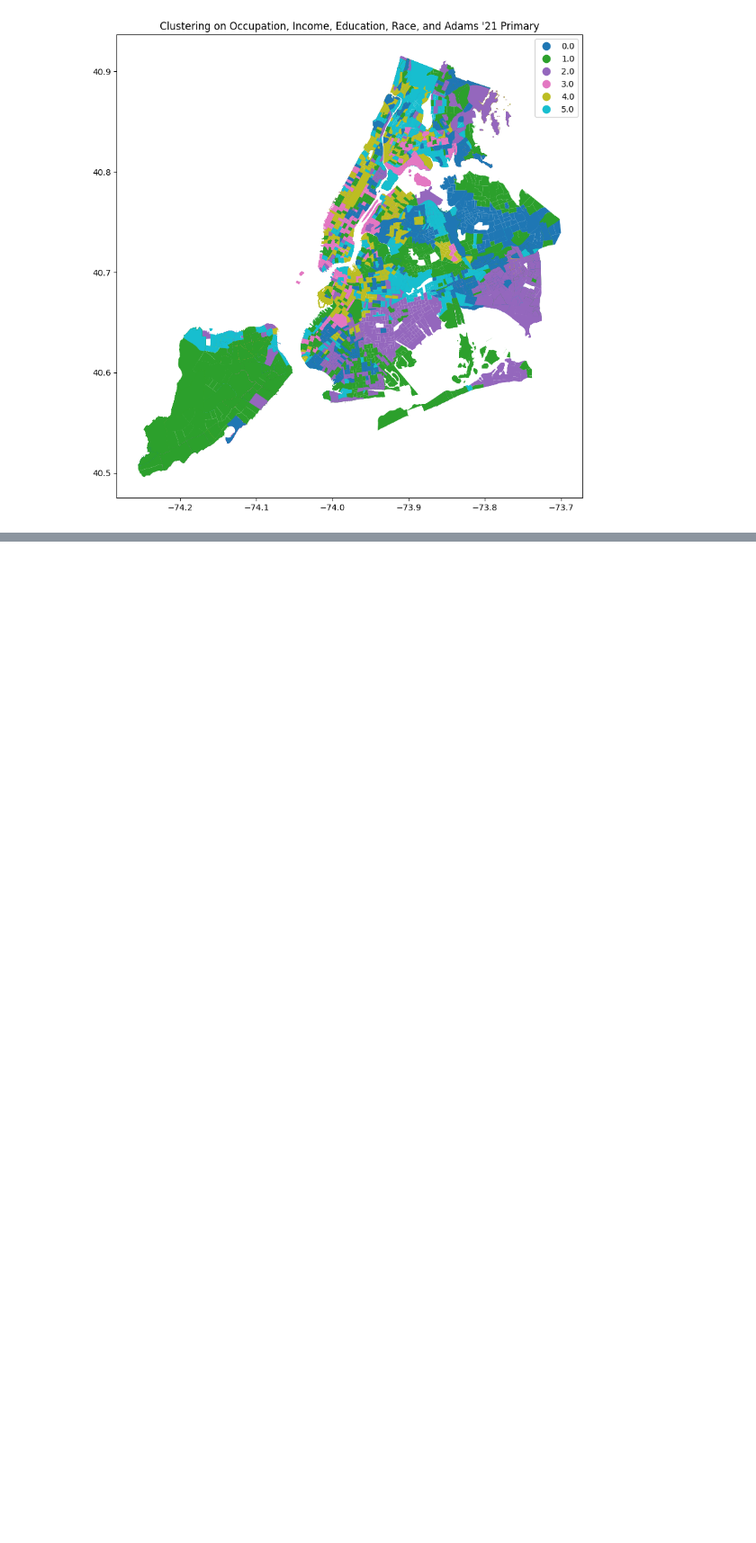
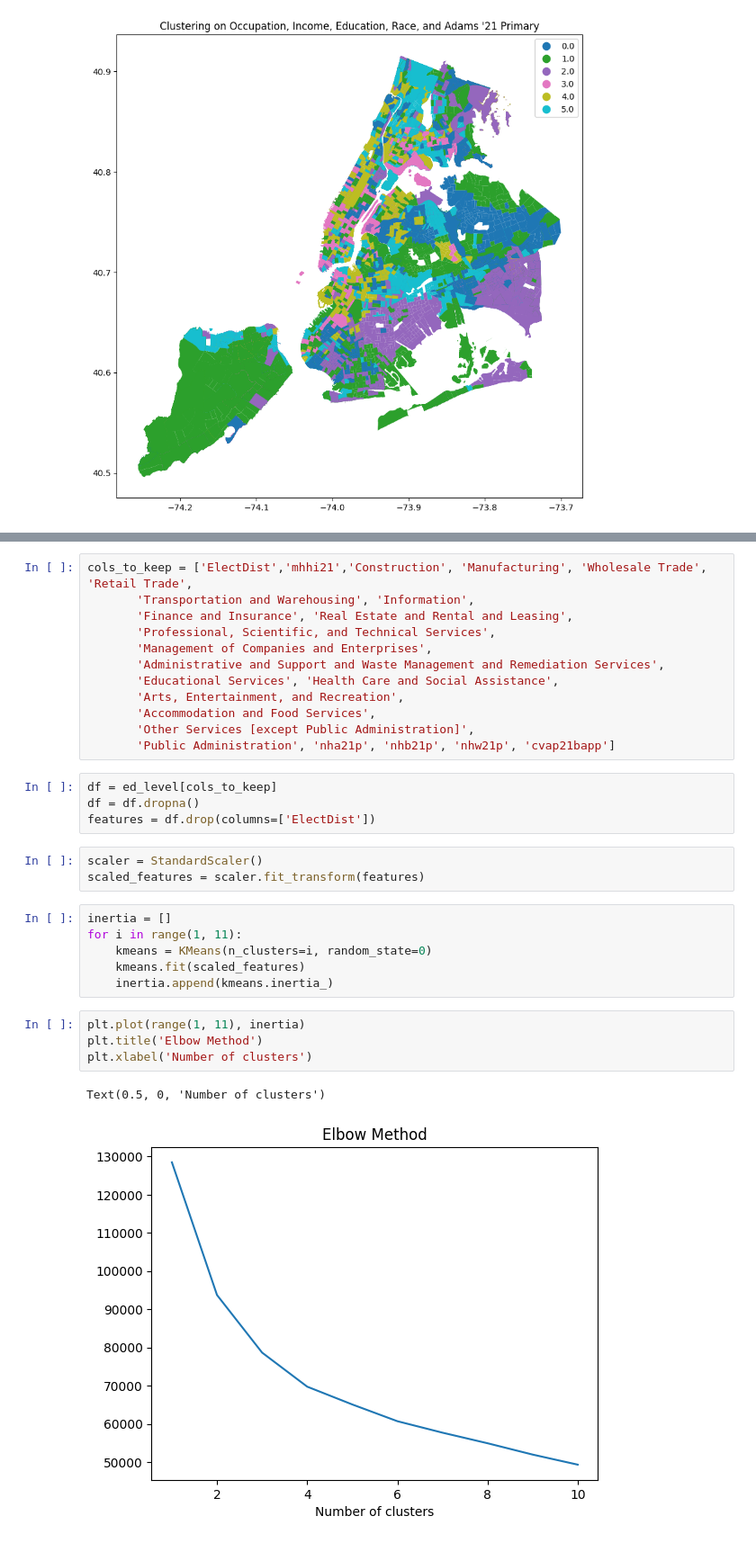
Before and after one commit to SamTGoodson/chapter_two, a Jupyter notebook: working_notebooks/occupation_data.ipynb, the cells around one changed output, grey strips where cells are left out. Shown at 90% size. Drawn from its saved outputs; the diff is of its cells as text; blank space fills up the shorter version.

```diff
--- a/working_notebooks/occupation_data.ipynb
+++ b/working_notebooks/occupation_data.ipynb
@@ -248,0 +271,32 @@ plt.show()
+# %%
+cols_to_keep = ['ElectDist','mhhi21','Construction', 'Manufacturing', 'Wholesale Trade', 'Retail Trade',
+       'Transportation and Warehousing', 'Information',
+       'Finance and Insurance', 'Real Estate and Rental and Leasing',
+       'Professional, Scientific, and Technical Services',
+       'Management of Companies and Enterprises',
+       'Administrative and Support and Waste Management and Remediation Services',
+       'Educational Services', 'Health Care and Social Assistance',
+       'Arts, Entertainment, and Recreation',
+       'Accommodation and Food Services',
+       'Other Services [except Public Administration]',
+       'Public Administration', 'nha21p', 'nhb21p', 'nhw21p', 'cvap21bapp']
+# %%
+df = ed_level[cols_to_keep]
+df = df.dropna()
+features = df.drop(columns=['ElectDist'])
+# %%
+scaler = StandardScaler()
+scaled_features = scaler.fit_transform(features)
+# %%
+inertia = []
+for i in range(1, 11):
+    kmeans = KMeans(n_clusters=i, random_state=0)
+    kmeans.fit(scaled_features)
+    inertia.append(kmeans.inertia_)
+# %%
+plt.plot(range(1, 11), inertia)
+plt.title('Elbow Method')
+plt.xlabel('Number of clusters')
+# %% [output]
+Text(0.5, 0, 'Number of clusters')
+[figure, added]
```
Also changed, not shown: parts of 6 cells of this notebook, 7 other files.
